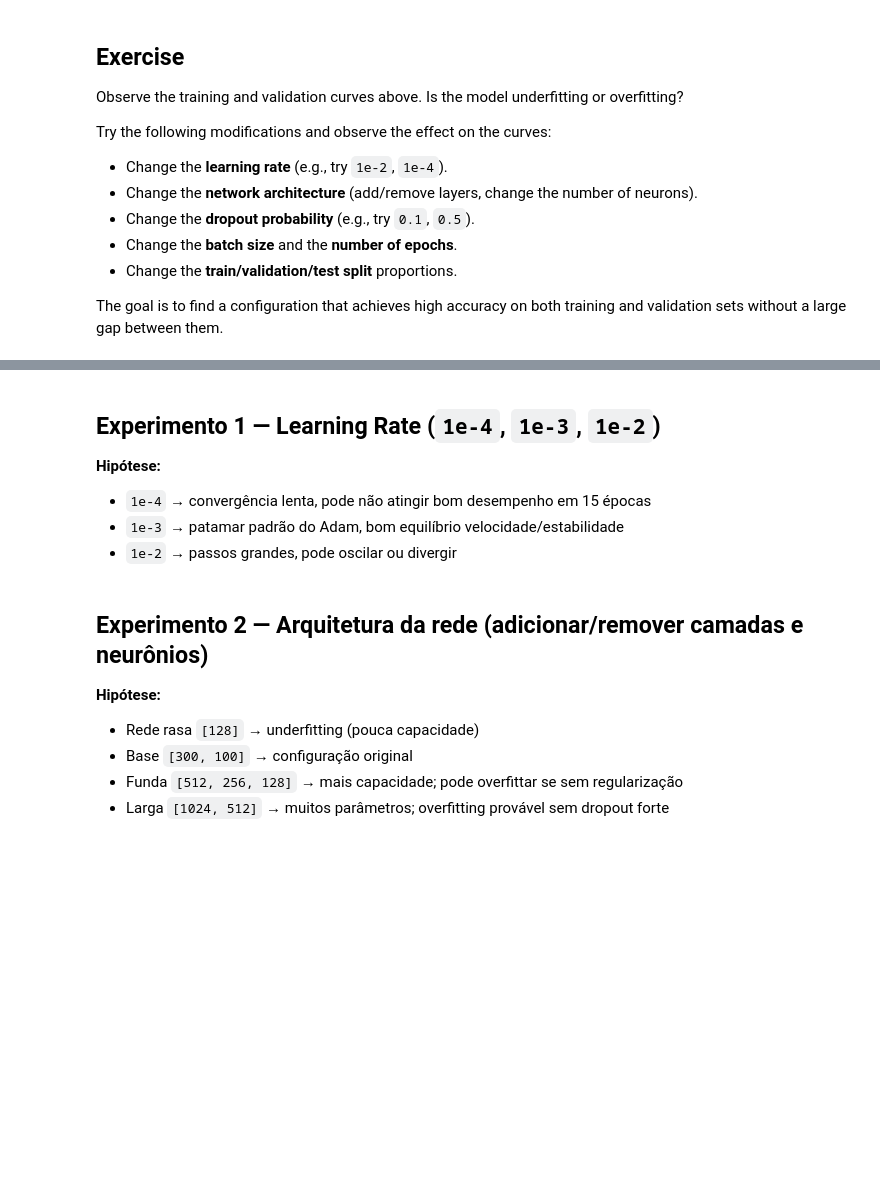
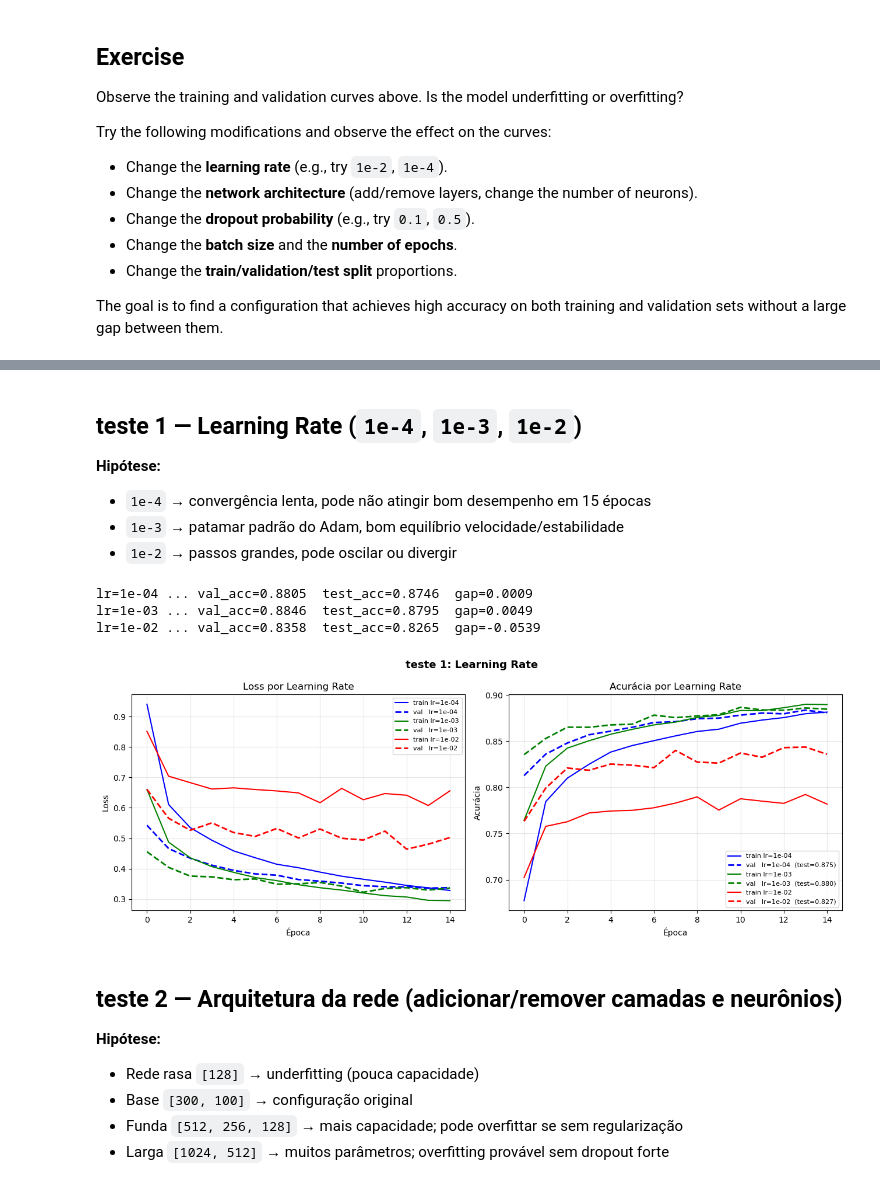
Before and after one commit to Elizemiku/MO434-Deep-Learning, a Jupyter notebook: Exercises/5_first-image-neuralnet.ipynb, the cells around one changed output, grey strips where cells are left out. Drawn from its saved outputs; the diff is of its cells as text; code cells hidden in the pictures; blank space fills up the shorter version.

```diff
--- a/Exercises/5_first-image-neuralnet.ipynb
+++ b/Exercises/5_first-image-neuralnet.ipynb
@@ -357,5 +396,5 @@ print(f"Parâmetros do modelo base [300, 100]: {n_base:,}")
 # %% [markdown]
-## Experimento 1 — Learning Rate (`1e-4`, `1e-3`, `1e-2`)
+## teste 1 — Learning Rate (`1e-4`, `1e-3`, `1e-2`)
 
 **Hipótese:**
 - `1e-4` → convergência lenta, pode não atingir bom desempenho em 15 épocas
@@ -364,33 +403,38 @@ print(f"Parâmetros do modelo base [300, 100]: {n_base:,}")
 # %%
 lrs         = [1e-4, 1e-3, 1e-2]
 colors_lr   = ['blue', 'green', 'red']
 results_lr  = {}
 
 for lr in lrs:
     print(f"lr={lr:.0e} ...", end=" ", flush=True)
     trn_l, trn_a, val_l, val_a, test_acc, _ = run_experiment(lr=lr)
     results_lr[lr] = (trn_l, trn_a, val_l, val_a, test_acc)
     print(f"val_acc={val_a[-1]:.4f}  test_acc={test_acc:.4f}  gap={trn_a[-1]-val_a[-1]:.4f}")
 
 fig, axes = plt.subplots(1, 2, figsize=(13, 5))
 for (lr, res), col in zip(results_lr.items(), colors_lr):
     trn_l, trn_a, val_l, val_a, test_acc = res
     axes[0].plot(trn_l, '-',  color=col, lw=1.5, label=f'train lr={lr:.0e}')
     axes[0].plot(val_l, '--', color=col, lw=2.0, label=f'val   lr={lr:.0e}')
     axes[1].plot(trn_a, '-',  color=col, lw=1.5, label=f'train lr={lr:.0e}')
     axes[1].plot(val_a, '--', color=col, lw=2.0,
                  label=f'val   lr={lr:.0e}  (test={test_acc:.3f})')
 
 for ax, title, ylabel in zip(axes, ['Loss por Learning Rate', 'Acurácia por Learning Rate'],
                                     ['Loss', 'Acurácia']):
     ax.set_xlabel('Época'); ax.set_ylabel(ylabel)
     ax.set_title(title); ax.legend(fontsize=8); ax.grid(True, alpha=0.3)
 
-plt.suptitle('Experimento 1: Learning Rate', fontsize=13, fontweight='bold')
+plt.suptitle('teste 1: Learning Rate', fontsize=13, fontweight='bold')
 plt.tight_layout()
 plt.show()
+# %% [output]
+lr=1e-04 ... val_acc=0.8805  test_acc=0.8746  gap=0.0009
+lr=1e-03 ... val_acc=0.8846  test_acc=0.8795  gap=0.0049
+lr=1e-02 ... val_acc=0.8358  test_acc=0.8265  gap=-0.0539
+[figure, added]
 # %% [markdown]
-## Experimento 2 — Arquitetura da rede (adicionar/remover camadas e neurônios)
+## teste 2 — Arquitetura da rede (adicionar/remover camadas e neurônios)
 
 **Hipótese:**
 - Rede rasa `[128]` → underfitting (pouca capacidade)
```
Also changed, not shown: parts of 22 cells of this notebook, 1 other file.
